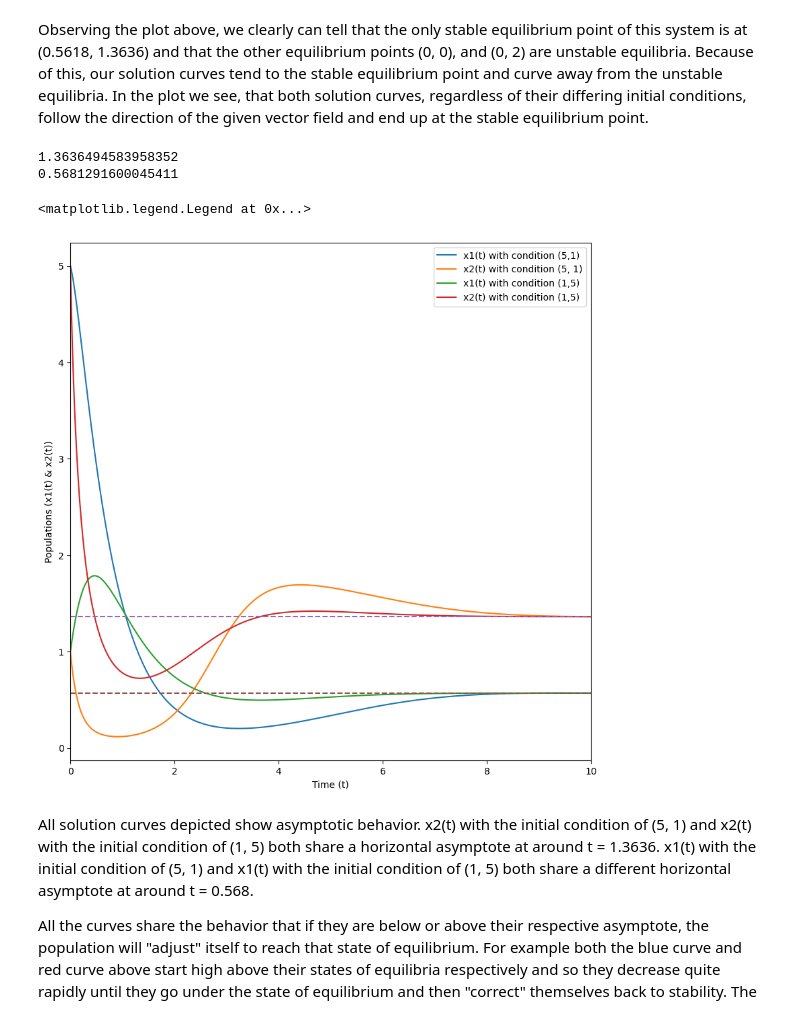
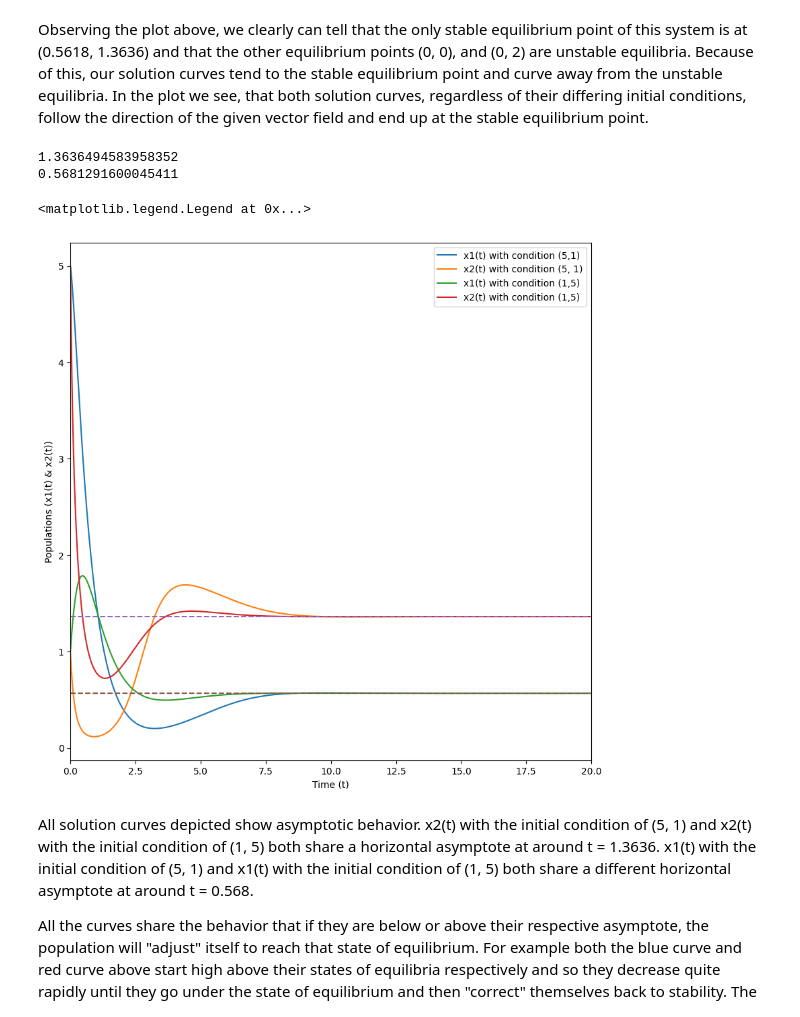
Before and after one commit to MrAnish123/Differential-Equations-Project-1, a Jupyter notebook: SetC.ipynb, the cells around one changed output. Cells and saved outputs as stored; diff of their text form; code cells hidden in the pictures.

```diff
--- a/SetC.ipynb
+++ b/SetC.ipynb
@@ -109,31 +109,31 @@ Observing the plot above, we clearly can tell that the only stable equilibrium p
 # %%
 plt.figure(figsize=(10,10))
 
 plt.xlabel("Time (t)")
 plt.ylabel("Populations (x1(t) & x2(t))")
 
-plt.xlim(0, 10)
+plt.xlim(0, 20)
 
 plt.plot(tRange, x1_0, label='x1(t) with condition (5,1)')
 plt.plot(tRange, x2_0, label='x2(t) with condition (5, 1)')
 plt.plot(tRange, x1_1, label='x1(t) with condition (1,5)')
 plt.plot(tRange, x2_1, label='x2(t) with condition (1,5)')
 
 plt.plot(tRange, np.full((2000,), x2_1[1500]), linestyle='--')
 plt.plot(tRange, np.full((2000,), x1_0[1500]), linestyle='--')
 
 print(x2_1[1500])
 print(x1_0[1500])
 
 
 plt.legend(loc="upper right")
 
 #plt.legend(['x1(t) with point (5, 1)', 'x2(t)', 'hihihi', 'hihihihi'], loc='upper right')
 # %% [output]
 1.3636494583958352
 0.5681291600045411
 <matplotlib.legend.Legend at 0x...>
-[figure, old version]
+[figure, new version]
 # %% [markdown]
 All solution curves depicted show asymptotic behavior. x2(t) with the initial condition of (5, 1) and x2(t) with the initial condition of (1, 5) both share a horizontal asymptote at around t = 1.3636. x1(t) with the initial condition of (5, 1) and x1(t) with the initial condition of (1, 5) both share a different horizontal asymptote at around t = 0.568.
 
```
